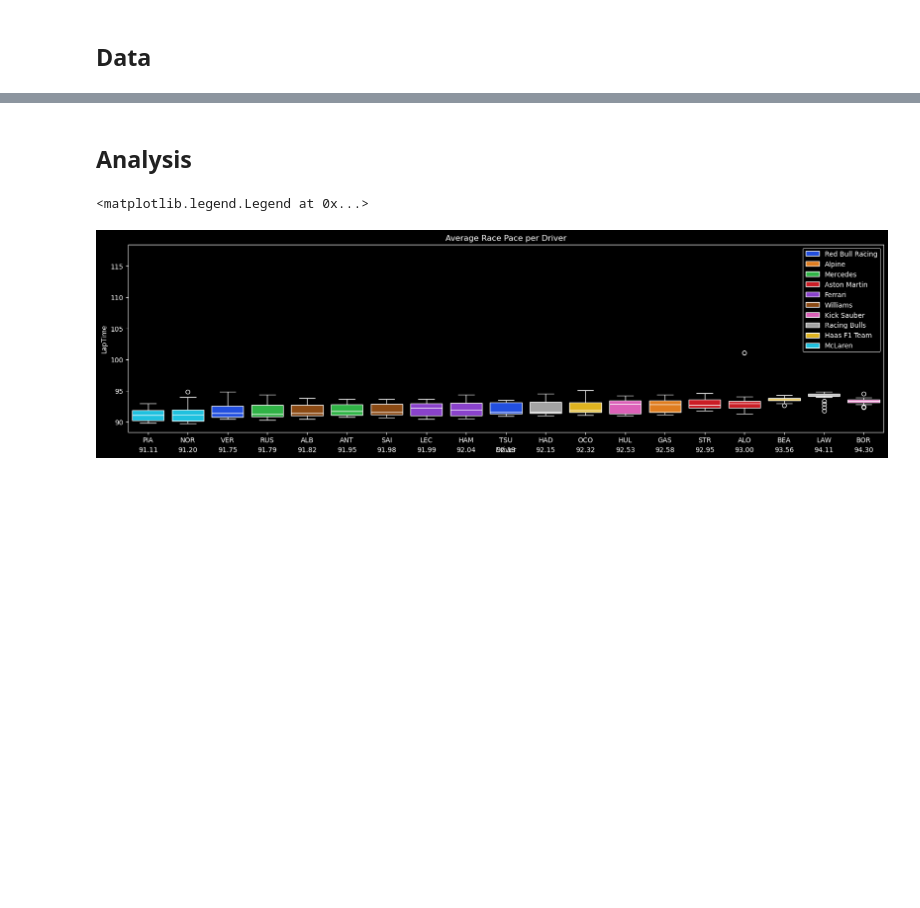
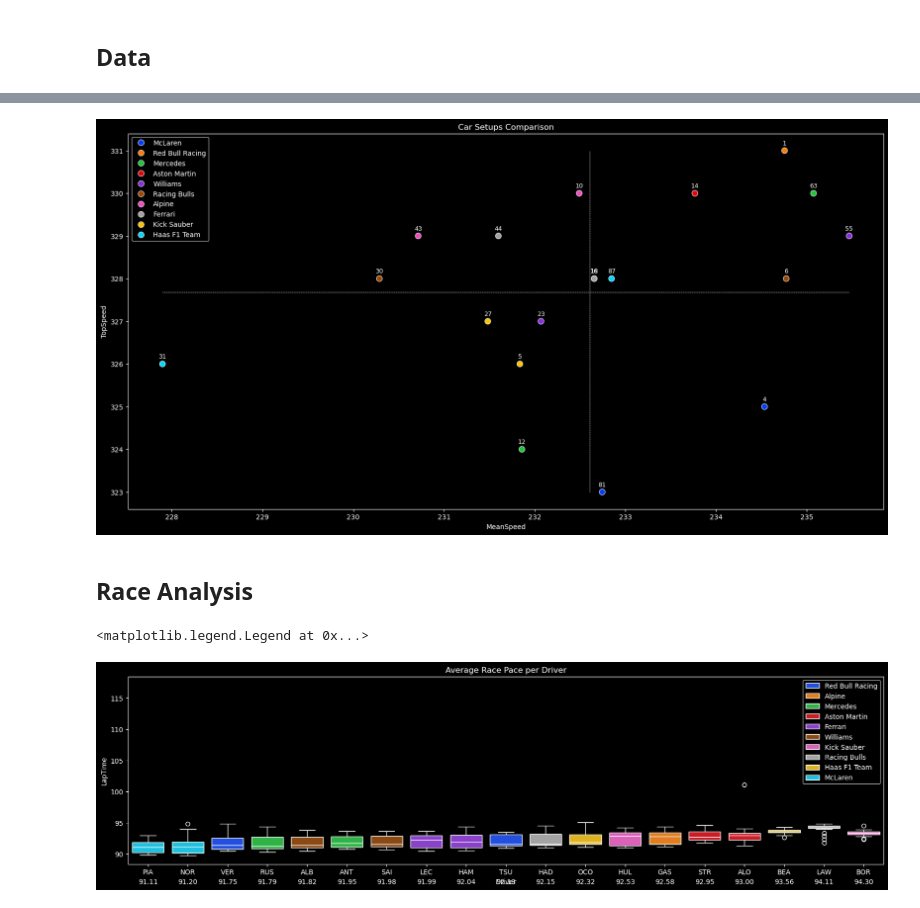
Before and after one commit to Sanket-g-75/F1_Analysis, a Jupyter notebook: code.ipynb, the cells around one changed output, grey strips where cells are left out. Saved outputs shown, nothing was run; the diff lists cells and outputs as text; code cells hidden in the pictures; blank space fills up the shorter version.

```diff
--- a/code.ipynb
+++ b/code.ipynb
@@ -60,0 +110,10 @@ memory usage: 8.0+ KB
+# %%
+car_setups = []
+# %%
+for i in session.drivers:
+    try:
+        car_setups.append([i,session.get_driver(i)['TeamName'],session.laps.pick_drivers(i).pick_fastest().get_telemetry().Speed.mean(),session.laps.pick_drivers(i).pick_fastest().get_telemetry().Speed.max()])
+    except:
+        pass
+# %%
+car_setups = pd.DataFrame(car_setups,columns=['Driver','Team','MeanSpeed','TopSpeed'])
@@ -61,5 +140,21 @@ memory usage: 8.0+ KB
+# %%
+plt.figure(figsize=(20,10))
+sns.scatterplot(data=car_setups,x='MeanSpeed',y='TopSpeed',hue='Team',palette='bright',s=75)
+plt.hlines(car_setups['TopSpeed'].mean(),xmin=car_setups['MeanSpeed'].min(),xmax=car_setups['MeanSpeed'].max(),linestyles='dashed',linewidth=0.5)
+plt.vlines(car_setups['MeanSpeed'].mean(),ymin=car_setups['TopSpeed'].min(),ymax=car_setups['TopSpeed'].max(),linestyles='dashed',linewidth=0.5)
+
+for _, row in car_setups.iterrows():
+    plt.text(row['MeanSpeed'], row['TopSpeed']+0.1, row['Driver'], fontsize=9, ha='center', va='bottom')
+
+plt.legend()
+plt.title('Car Setups Comparison')
+plt.savefig(f'{format(session.session_info['StartDate'],'%Y')}_{session.session_info['Meeting']['Location']}_CarSetups')
+
+plt.show()
+# %% [output]
+[figure, added]
 # %% [markdown]
-## Analysis
+## Race Analysis
 # %%
 data['TrackStatus'] = data['TrackStatus'].astype(int)
 # %%
```
Also changed, not shown: parts of 14 cells of this notebook, 2 other files.
